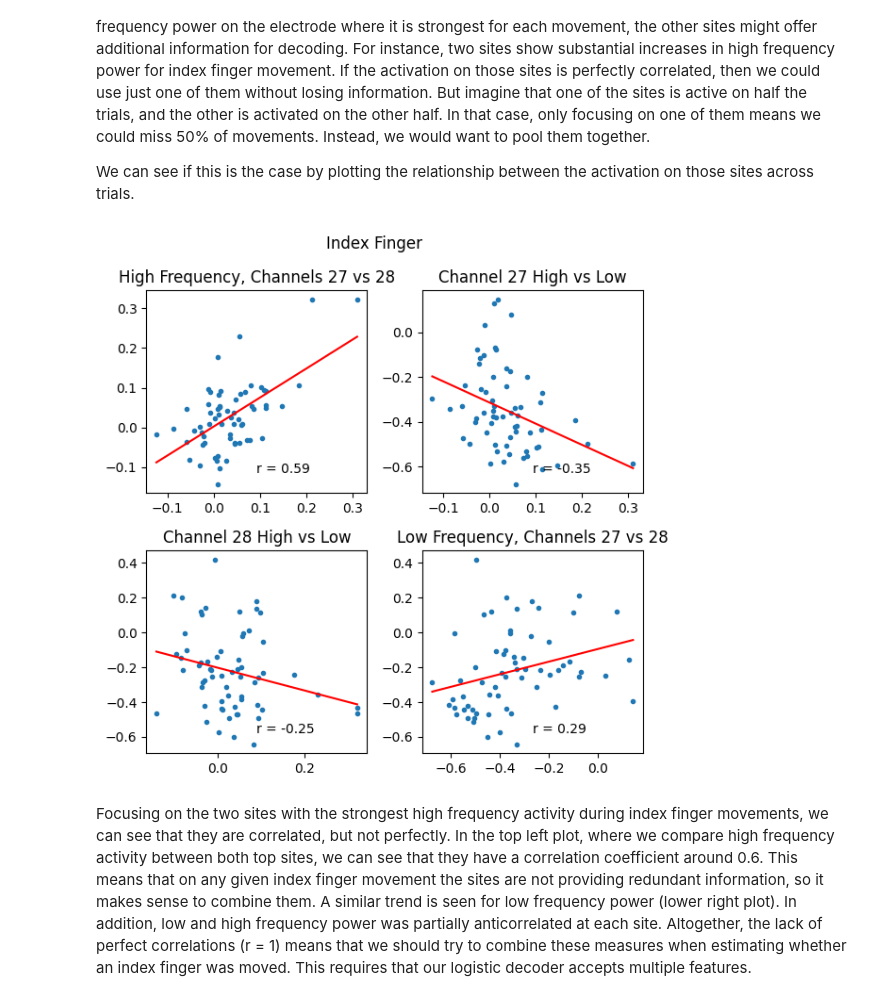
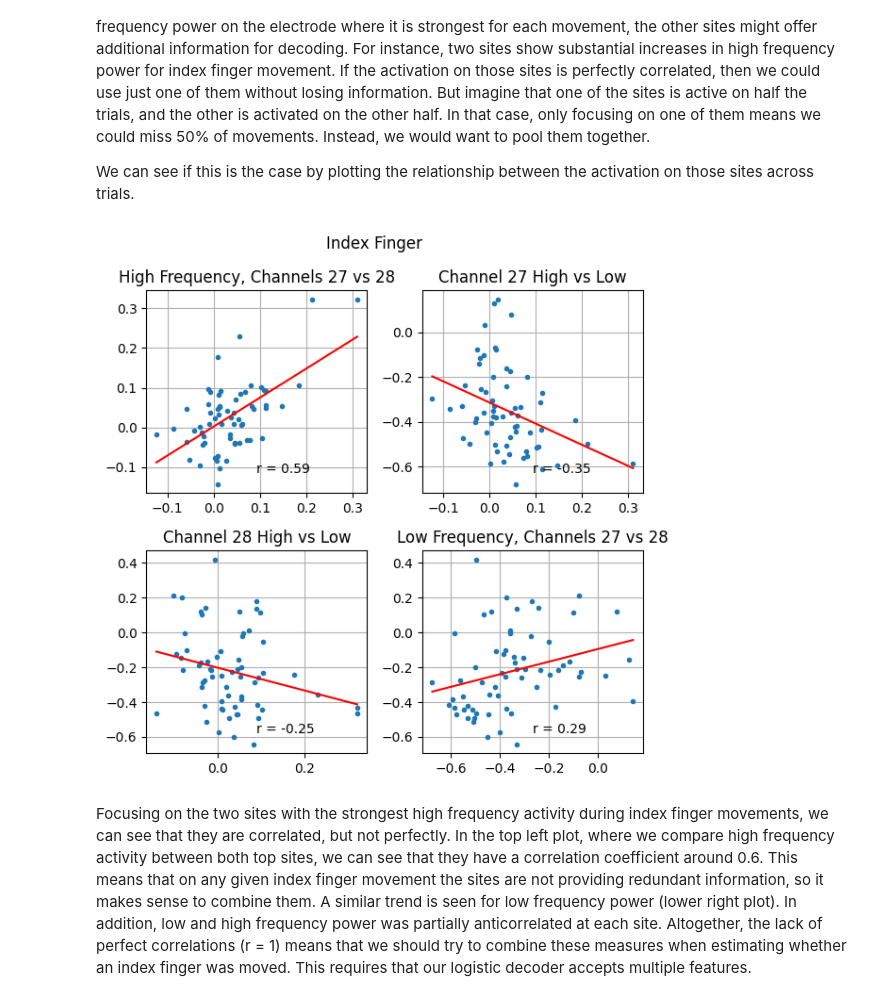
Before and after one commit to dbheadley/DecodingTheBrain, a Jupyter notebook: Week7/notes.ipynb, the cells around one changed output. Drawn from its saved outputs; the diff is of its cells as text; code cells hidden in the pictures.

```diff
--- a/Week7/notes.ipynb
+++ b/Week7/notes.ipynb
@@ -176,34 +181,35 @@ index_spec_high = np.mean(flex_spec_epochs[1][:,high_freqs,:], axis=1)
 # identify top two channels for high frequency power
 top_chans = np.argsort(np.mean(index_spec_high, axis=1))[-2:]
 
 
 # function for scatter plot with best fit line and correlation coefficient
 def scatter_fit(x, y, ax=None):
     if ax is None:
         ax = plt.gca()
     ax.plot(x, y, '.')
     # add linear fit and correlation coefficient to plot
     ax.plot(np.unique(x), np.poly1d(np.polyfit(x, y, 1))(np.unique(x)), 'r')
     ax.text(0.5, 0.1, 'r = ' + str(np.round(np.corrcoef(x, y)[0,1], 2)), transform=ax.transAxes)
+    ax.grid()
     return ax
 
 # plot mean power in low and high frequency bands for index finger movements on each channel and epoch
 fig, ax = plt.subplots(2, 2, figsize=(6, 6))
 scatter_fit(index_spec_high[:,top_chans[0]], index_spec_high[:,top_chans[1]], ax=ax[0,0])
 ax[0,0].set_title('High Frequency, Channels ' + str(top_chans[0]) + ' vs ' + str(top_chans[1]))
 
 scatter_fit(index_spec_low[:,top_chans[0]], index_spec_low[:,top_chans[1]], ax=ax[1,1])
 ax[1,1].set_title('Low Frequency, Channels ' + str(top_chans[0]) + ' vs ' + str(top_chans[1]))
 
 scatter_fit(index_spec_high[:,top_chans[0]], index_spec_low[:,top_chans[0]], ax=ax[0,1])
 ax[0,1].set_title('Channel ' + str(top_chans[0]) + ' High vs Low')
 
 scatter_fit(index_spec_high[:,top_chans[1]], index_spec_low[:,top_chans[1]], ax=ax[1,0])
 ax[1,0].set_title('Channel ' + str(top_chans[1]) + ' High vs Low')
 fig.suptitle('Index Finger')
 fig.tight_layout()
 # %% [output]
-[figure, old version]
+[figure, new version]
 # %% [markdown]
 Focusing on the two sites with the strongest high frequency activity during index finger movements, we can see that they are correlated, but not perfectly. In the top left plot, where we compare high frequency activity between both top sites, we can see that they have a correlation coefficient around 0.6. This means that on any given index finger movement the sites are not providing redundant information, so it makes sense to combine them. A similar trend is seen for low frequency power (lower right plot). In addition, low and high frequency power was partially anticorrelated at each site. Altogether, the lack of perfect correlations (r = 1) means that we should try to combine these measures when estimating whether an index finger was moved. This requires that our logistic decoder accepts multiple features.
 # %% [markdown]
```
Also changed, not shown: parts of 15 cells of this notebook.
